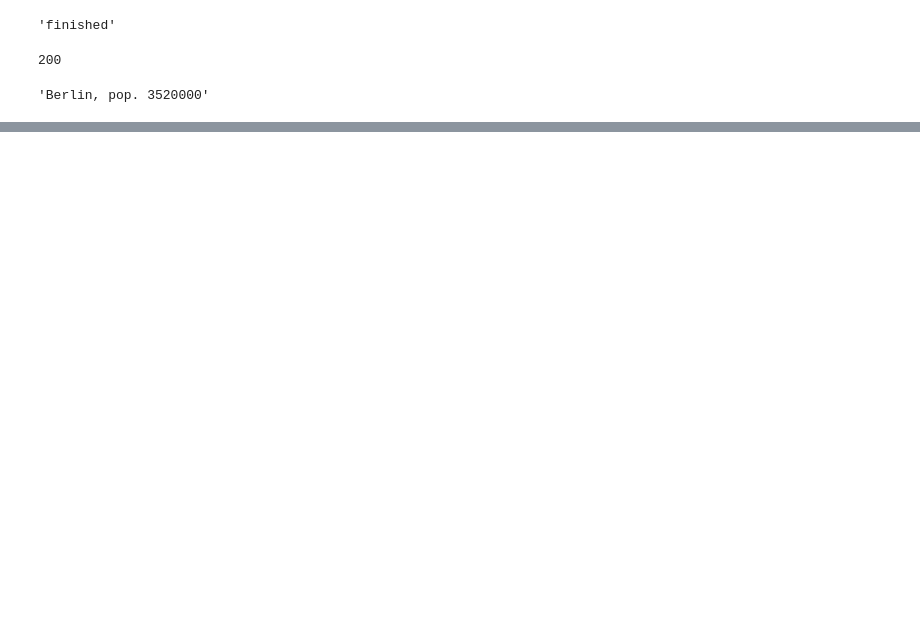
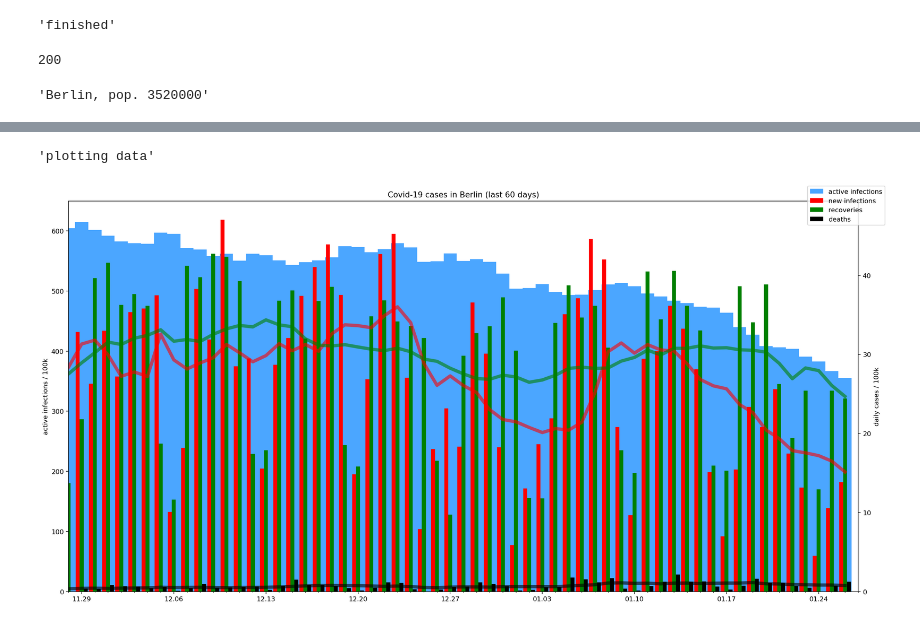
Before and after one commit to dani-corie/covid_chart, a Jupyter notebook: covid.ipynb, the cells around one changed output, grey strips where cells are left out. Drawn from its saved outputs; the diff is of its cells as text; code cells hidden in the pictures; blank space fills up the shorter version.

```diff
--- a/covid.ipynb
+++ b/covid.ipynb
@@ -93,0 +99,30 @@ fig1.legend()
+# %%
+fig2, ax21 = plt.subplots(figsize=(18,9), dpi=157)
+
+ax21.set_title("Covid-19 cases in " + region[2] + " (last 60 days)")
+
+ax21.xaxis.set_major_locator(week_locator)
+ax21.xaxis.set_major_formatter(day_formatter)
+ax21.xaxis.set_minor_locator(day_locator)
+
+ax21.set_xlim(x[-60], today)
+ax21.bar(x, active, color='dodgerblue', label='active infections', width=1, alpha=0.8, align='center')
+ax21.set_ylabel('active infections / 100k')
+
+ax22 = ax21.twinx()
+width = 0.3
+ax22.set_ylabel('daily cases / 100k')
+ax22.bar(x[-60:] - width, infections[-60:], width, color='red', label='new infections')
+ax22.bar(x[-60:], recoveries[-60:], width, color='green', label='recoveries')
+ax22.bar(x[-60:] + width, deaths[-60:], width, color='black', label='deaths')
+ax22.plot(x[-60:], infections_ma[-60:], color='red', alpha=0.6, linewidth=5)
+ax22.plot(x[-60:], recoveries_ma[-60:], color='green', alpha=0.6, linewidth=5)
+ax22.plot(x[-60:], deaths_ma[-60:], color='black', alpha=0.6, linewidth=5)
+
+fig2.tight_layout()
+fig2.legend()
+
+"plotting data"
+# %% [output]
+'plotting data'
+[figure, added]
```
Also changed, not shown: parts of 2 cells of this notebook.
